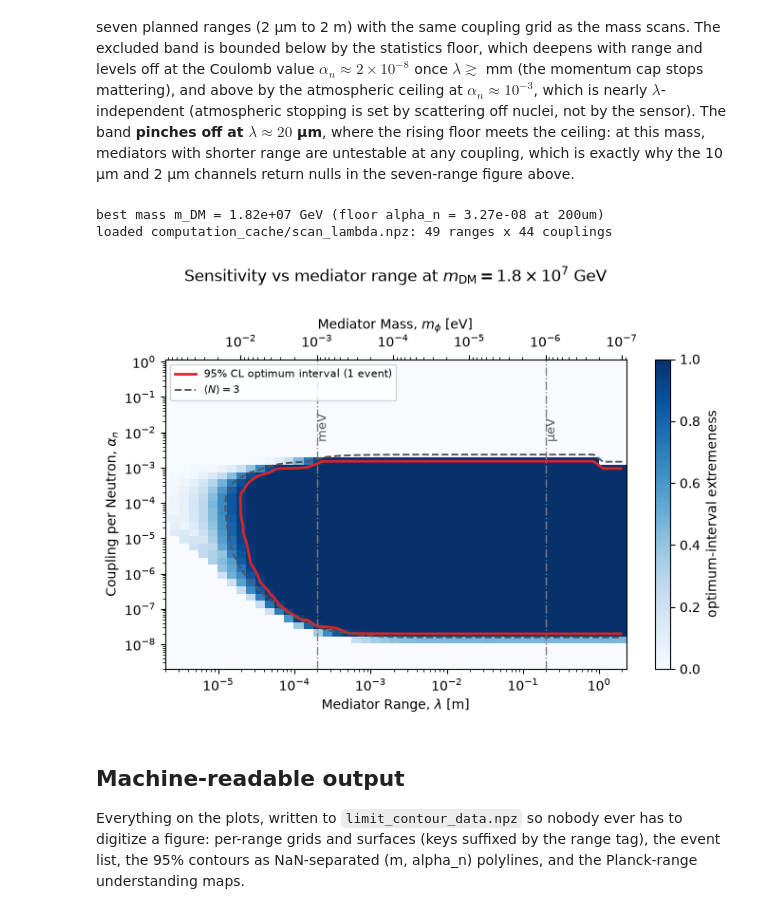
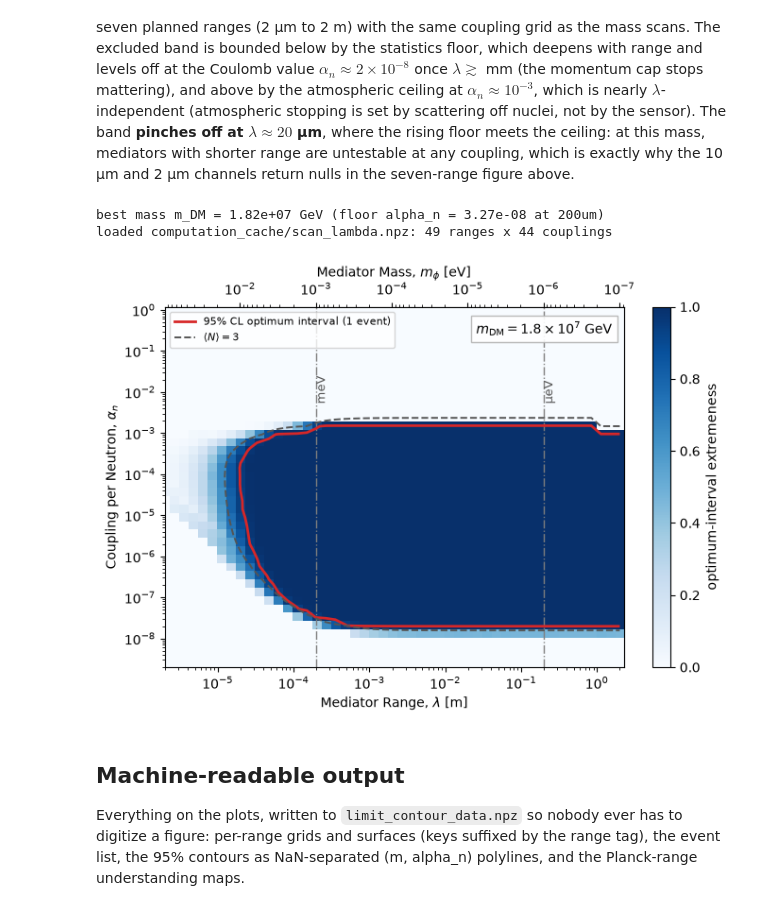
Before and after one commit to PolonaiseExperiment/luhdm, a Jupyter notebook: notebooks/01_limit_contour.ipynb, the cells around one changed output. Saved outputs shown, nothing was run; the diff lists cells and outputs as text; code cells hidden in the pictures.

```diff
--- a/notebooks/01_limit_contour.ipynb
+++ b/notebooks/01_limit_contour.ipynb
@@ -66,7 +66,7 @@ def lamb_label(lamb_m):
         si = f"{lamb_m * 1e3:.0f} mm"
     else:
         si = f"{lamb_m * 1e6:.3g} µm"
-    return rf"$\lambda$ = {si} = ${x / 10**e:.1f}\times10^{{{e}}}$ GeV$^{{-1}}$"
+    return rf"$\lambda$ = {si}"
 
 
 def mphi_label(lamb_m, unit="eV"):
@@ -429,37 +427,38 @@ ax.plot([], [], color="#d62728", lw=2,
 ax.plot([], [], color="#555555", lw=1.4, ls="--",
         label=r"$\langle N\rangle = 3$")
 ax.set_xscale("log")
 ax.set_yscale("log")
 ax.set_xlabel(r"Mediator Range, $\lambda$ [m]")
 ax.set_ylabel(r"Coupling per Neutron, $\alpha_n$")
 secax = ax.secondary_xaxis(
     "top", functions=(lambda x: 1e9 / units.conv_m2pGeV(x),
                       lambda x: 1e9 / units.conv_m2pGeV(1.0) / x))
 secax.set_xlabel(r"Mediator Mass, $m_\phi$ [eV]")
 
 # SI-prefix milestones that land inside the plotted mass window
 SI_EV = [(1e-24, "yeV"), (1e-21, "zeV"), (1e-18, "aeV"), (1e-15, "feV"),
          (1e-12, "peV"), (1e-9, "neV"), (1e-6, "µeV"), (1e-3, "meV"),
          (1.0, "eV")]
 lam_of_ev = lambda m_ev: 1e9 / units.conv_m2pGeV(1.0) / m_ev  # lambda [m]
 for m_ev, name in SI_EV:
     lam_mark = lam_of_ev(m_ev)
     if lambs_l.min() < lam_mark < lambs_l.max():
         ax.axvline(lam_mark, color="#7f7f7f", lw=1.0, ls="-.", zorder=1)
         ax.text(lam_mark, 0.72, f" {name}", color="#555555", fontsize=9,
                 ha="left", va="bottom", rotation=90,
                 transform=ax.get_xaxis_transform())
 e_b = int(np.floor(np.log10(m_fixed)))
-ax.set_title(rf"Sensitivity vs mediator range at "
-             rf"$m_{{\rm DM}} = {m_fixed / 10**e_b:.1f}\times10^{{{e_b}}}$ GeV",
-             pad=28)
+ax.text(0.975, 0.96,
+        rf"$m_{{\rm DM}} = {m_fixed / 10**e_b:.1f}\times10^{{{e_b}}}$ GeV",
+        transform=ax.transAxes, ha="right", va="top", fontsize=10,
+        bbox=dict(fc="white", ec="0.7", alpha=0.9))
 ax.legend(loc="upper left", fontsize=8)
 fig.tight_layout()
 save_figure(fig, "01_sensitivity_vs_range")
 # %% [output]
 best mass m_DM = 1.82e+07 GeV (floor alpha_n = 3.27e-08 at 200um)
 loaded computation_cache/scan_lambda.npz: 49 ranges x 44 couplings
-[figure, old version]
+[figure, new version]
 # %% [markdown]
 ## Machine-readable output
 
```
Also changed, not shown: parts of 3 cells of this notebook, 20 other files.
